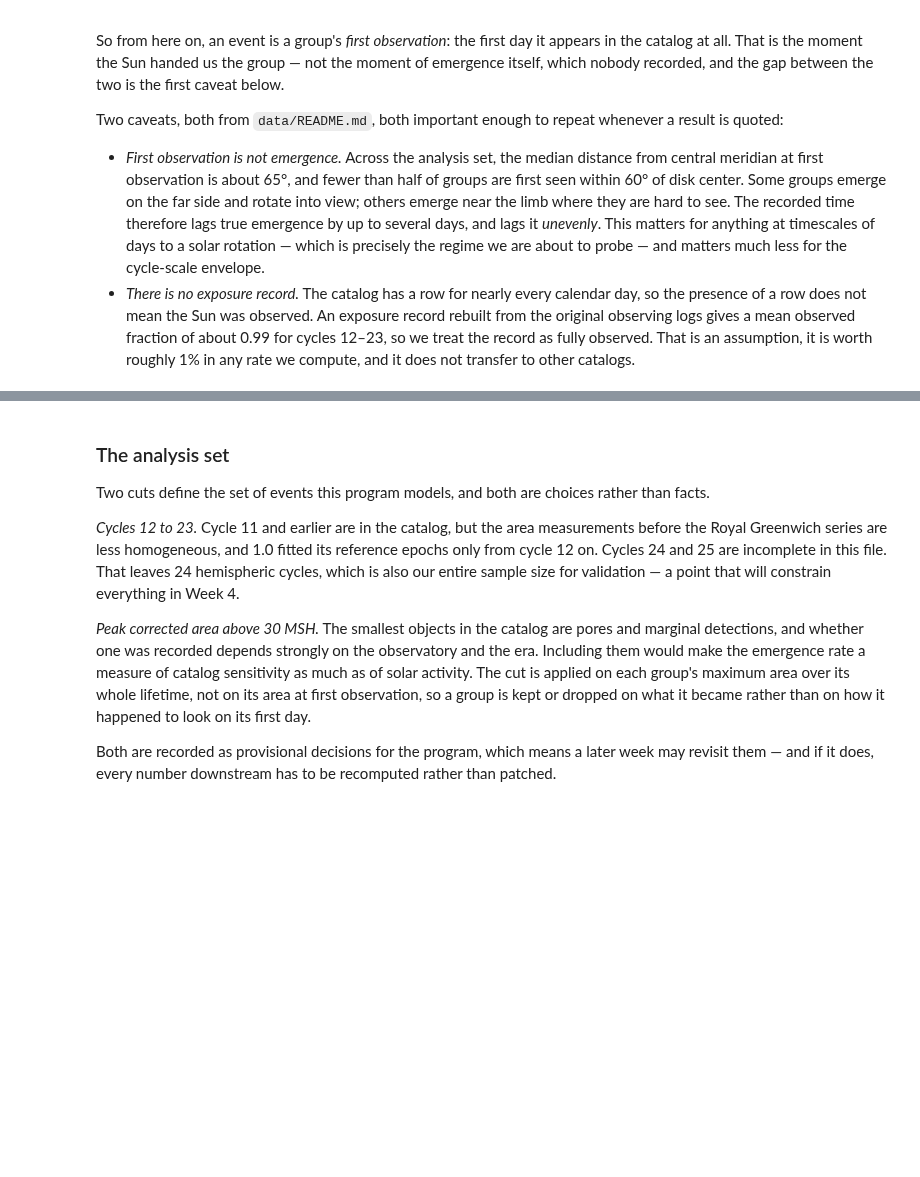
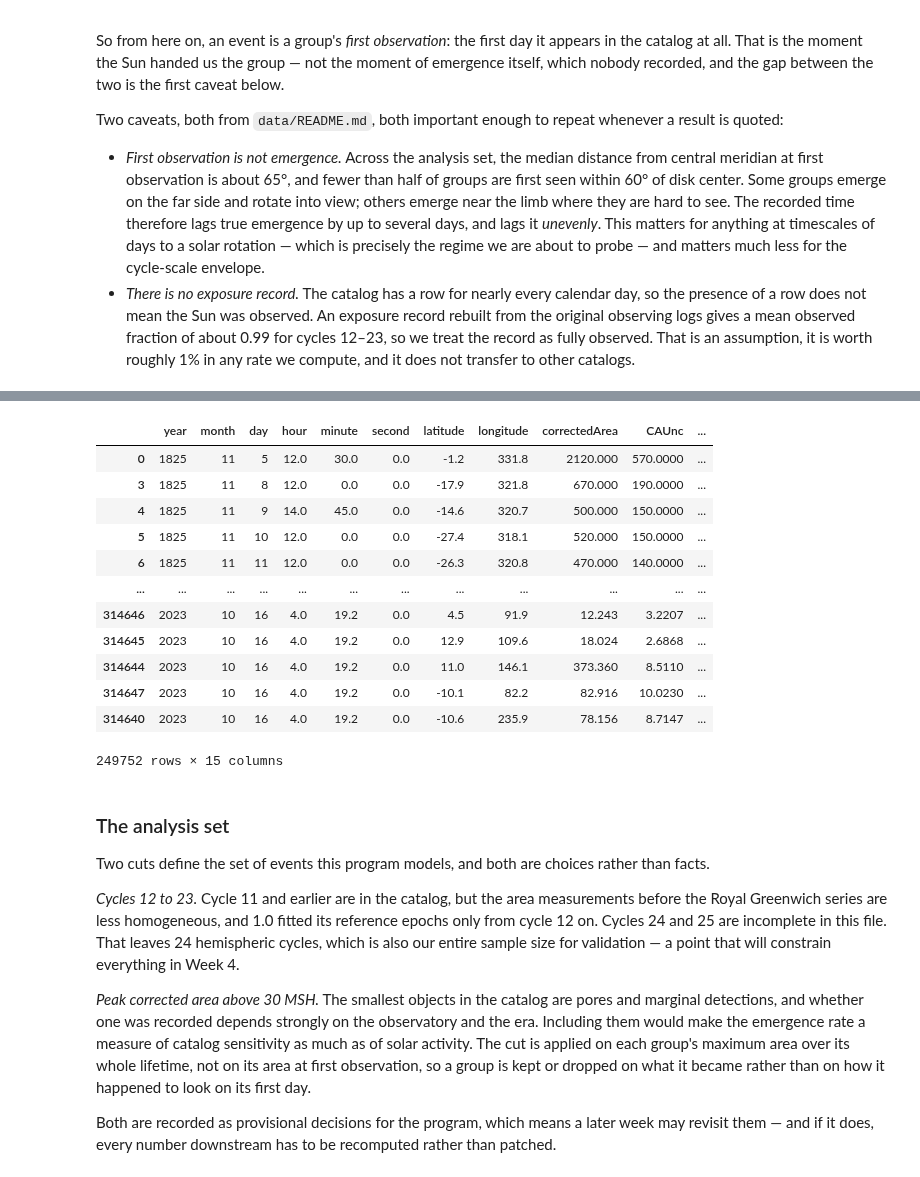
Before and after one commit to grantkitc/butterflai2, a Jupyter notebook: submissions/weeks/week_01/01_counting_process.ipynb, the cells around one changed output, grey strips where cells are left out. Drawn from its saved outputs; the diff is of its cells as text; code cells hidden in the pictures; blank space fills up the shorter version.

```diff
--- a/submissions/weeks/week_01/01_counting_process.ipynb
+++ b/submissions/weeks/week_01/01_counting_process.ipynb
@@ -637,6 +691,20 @@ raise NotImplementedError("Task 3: Build the emergence table from first observat
 # %%
-
 # Put your code for Task 3 here
+obs.sort_values(by="t")
+# %% [output]
+|  | year | month | day | hour | minute | second | latitude | longitude | correctedArea | CAUnc | ... |
+| 0 | 1825 | 11 | 5 | 12.0 | 30.0 | 0.0 | -1.2 | 331.8 | 2120.000 | 570.0000 | ... |
+| 3 | 1825 | 11 | 8 | 12.0 | 0.0 | 0.0 | -17.9 | 321.8 | 670.000 | 190.0000 | ... |
+| 4 | 1825 | 11 | 9 | 14.0 | 45.0 | 0.0 | -14.6 | 320.7 | 500.000 | 150.0000 | ... |
+| 5 | 1825 | 11 | 10 | 12.0 | 0.0 | 0.0 | -27.4 | 318.1 | 520.000 | 150.0000 | ... |
+| 6 | 1825 | 11 | 11 | 12.0 | 0.0 | 0.0 | -26.3 | 320.8 | 470.000 | 140.0000 | ... |
+| ... | ... | ... | ... | ... | ... | ... | ... | ... | ... | ... | ... |
+| 314646 | 2023 | 10 | 16 | 4.0 | 19.2 | 0.0 | 4.5 | 91.9 | 12.243 | 3.2207 | ... |
+| 314645 | 2023 | 10 | 16 | 4.0 | 19.2 | 0.0 | 12.9 | 109.6 | 18.024 | 2.6868 | ... |
+| 314644 | 2023 | 10 | 16 | 4.0 | 19.2 | 0.0 | 11.0 | 146.1 | 373.360 | 8.5110 | ... |
+| 314647 | 2023 | 10 | 16 | 4.0 | 19.2 | 0.0 | -10.1 | 82.2 | 82.916 | 10.0230 | ... |
+| 314640 | 2023 | 10 | 16 | 4.0 | 19.2 | 0.0 | -10.6 | 235.9 | 78.156 | 8.7147 | ... |
+249752 rows × 15 columns
 # %% [markdown]
 ### The analysis set
 
```
Also changed, not shown: parts of 6 cells of this notebook.
